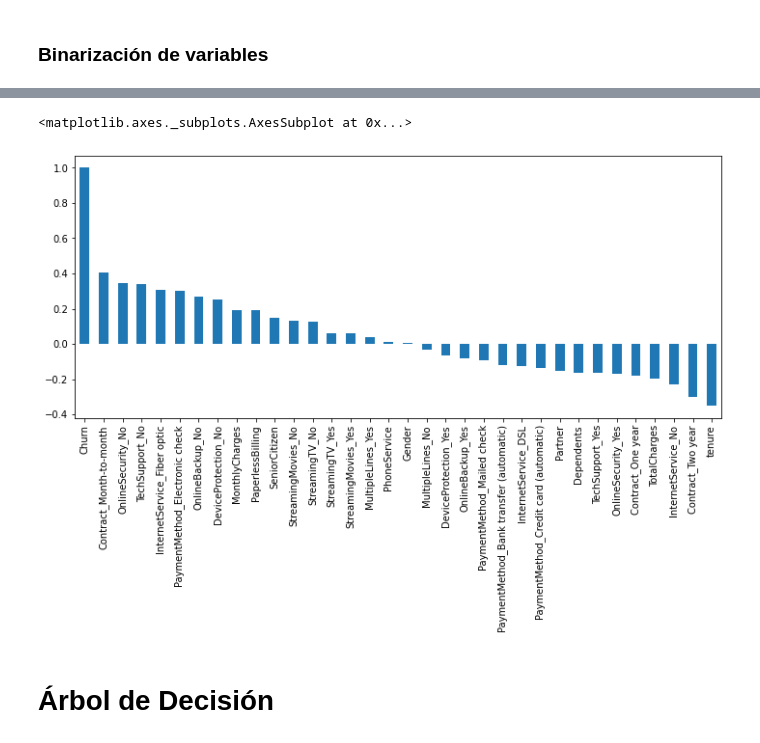
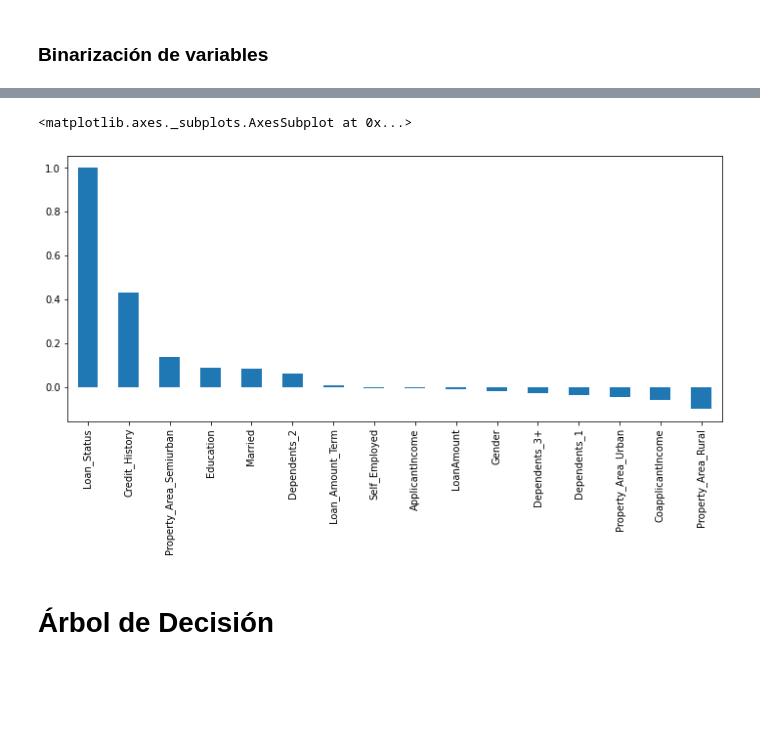
Before and after one commit to Chanito/mlbourbaki, a Jupyter notebook: ClasificadorLoanPrediction.ipynb, the cells around one changed output, grey strips where cells are left out. Cells and saved outputs as stored; diff of their text form; code cells hidden in the pictures; blank space fills up the shorter version.

```diff
--- a/ClasificadorLoanPrediction.ipynb
+++ b/ClasificadorLoanPrediction.ipynb
@@ -126,9 +126,9 @@ dtype: int64
 Una vez que se han guardado en una variable aparte los IDs de los clientes, se
 procede a borrarlos del Data Frame
 # %%
-ID_costumer = df['customerID']
+Loan_ID = df['Loan_ID']
 
-df = df.drop('customerID', axis=1)
+df = df.drop('Loan_ID', axis=1)
 
 df.head()
 # %% [output]
@@ -144,7 +144,9 @@ df.head()
 #Convertimos TotalCharges a numérica.
 #Revisar para que se utiliza errors='coerce'
 
-df['TotalCharges'] =pd.to_numeric(df['TotalCharges'], errors='coerce')
+df['ApplicantIncome'] =pd.to_numeric(df['ApplicantIncome'], errors='coerce')
+df['CoapplicantIncome'] =pd.to_numeric(df['CoapplicantIncome'], errors='coerce')
+df['LoanAmount'] =pd.to_numeric(df['LoanAmount'], errors='coerce')  # Deberíamos eliminar los renglones donde no hay info de LoanAmount?
 # %%
 #¿Cuántos valores nulos quedaron?
 
@@ -274,16 +302,3 @@ borrar
 # %%
 #eliminar columnas en la lista borrar
 df = df.drop(columns = borrar)
-
-#renombrar columna (recordar que 0 sera Male y 1 Female)
-df = df.rename(columns = {"gender_Female":"Gender"})
-# %%
-#Llevar columna de clase (Churn) hasta la última posición
-
-cols = df.columns.tolist()
-
-df = df[[c for c in df if c != 'Churn'] + ['Churn']]
-
-print(df.shape)
-
-df.head()
@@ -323,10 +330,10 @@ dtype: int64
 # %%
 #Correlación de cada variable con Churn
 plt.figure(figsize = (12,5))
-df.corr()['Churn'].sort_values(ascending = False).plot(kind ='bar',)
+df.corr()['Loan_Status'].sort_values(ascending = False).plot(kind ='bar',)
 # %% [output]
 <matplotlib.axes._subplots.AxesSubplot at 0x...>
-[figure, old version]
+[figure, new version]
 # %% [markdown]
 # Árbol de Decisión
 # %% [markdown]
```
Also changed, not shown: parts of 28 cells of this notebook.
